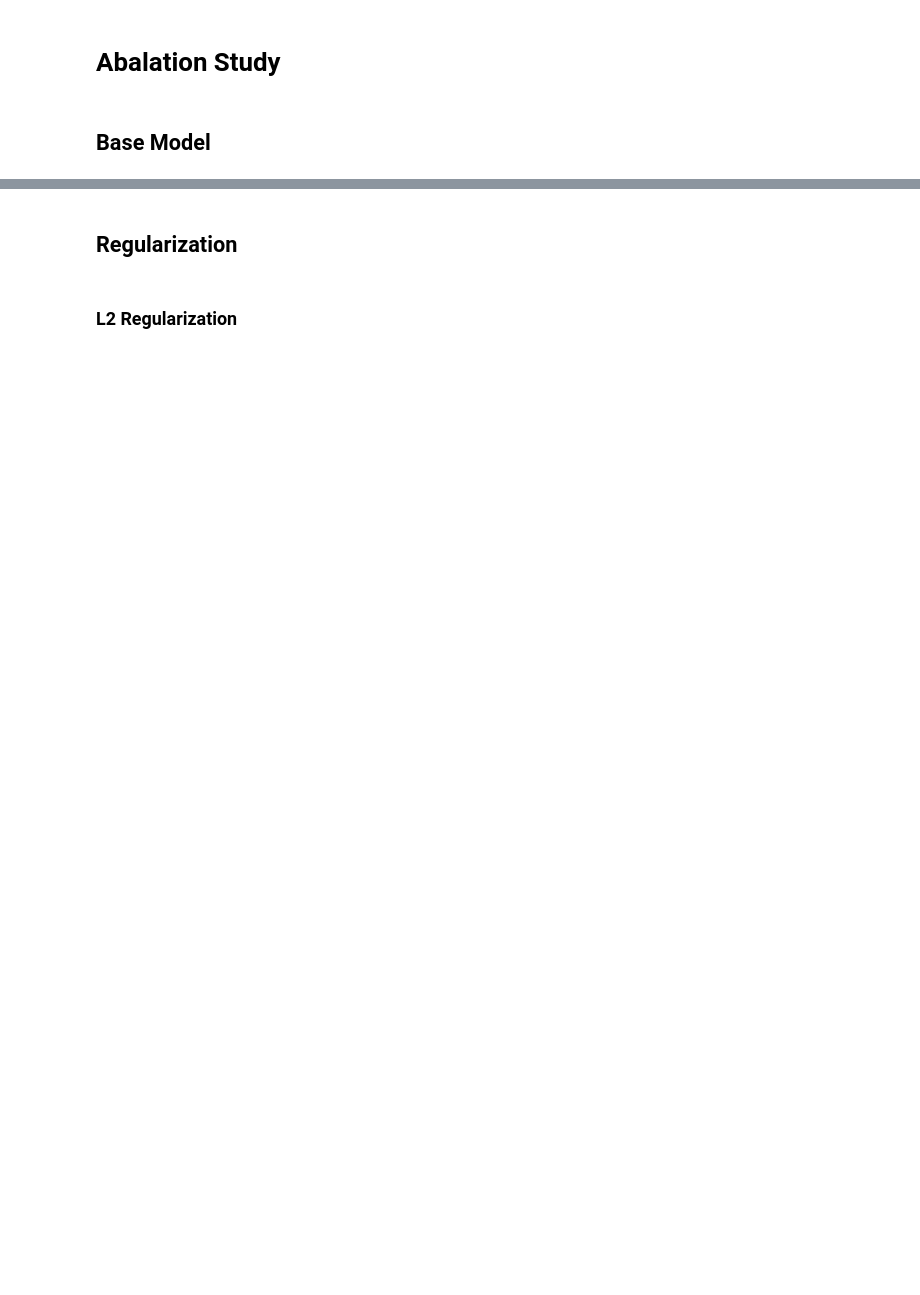
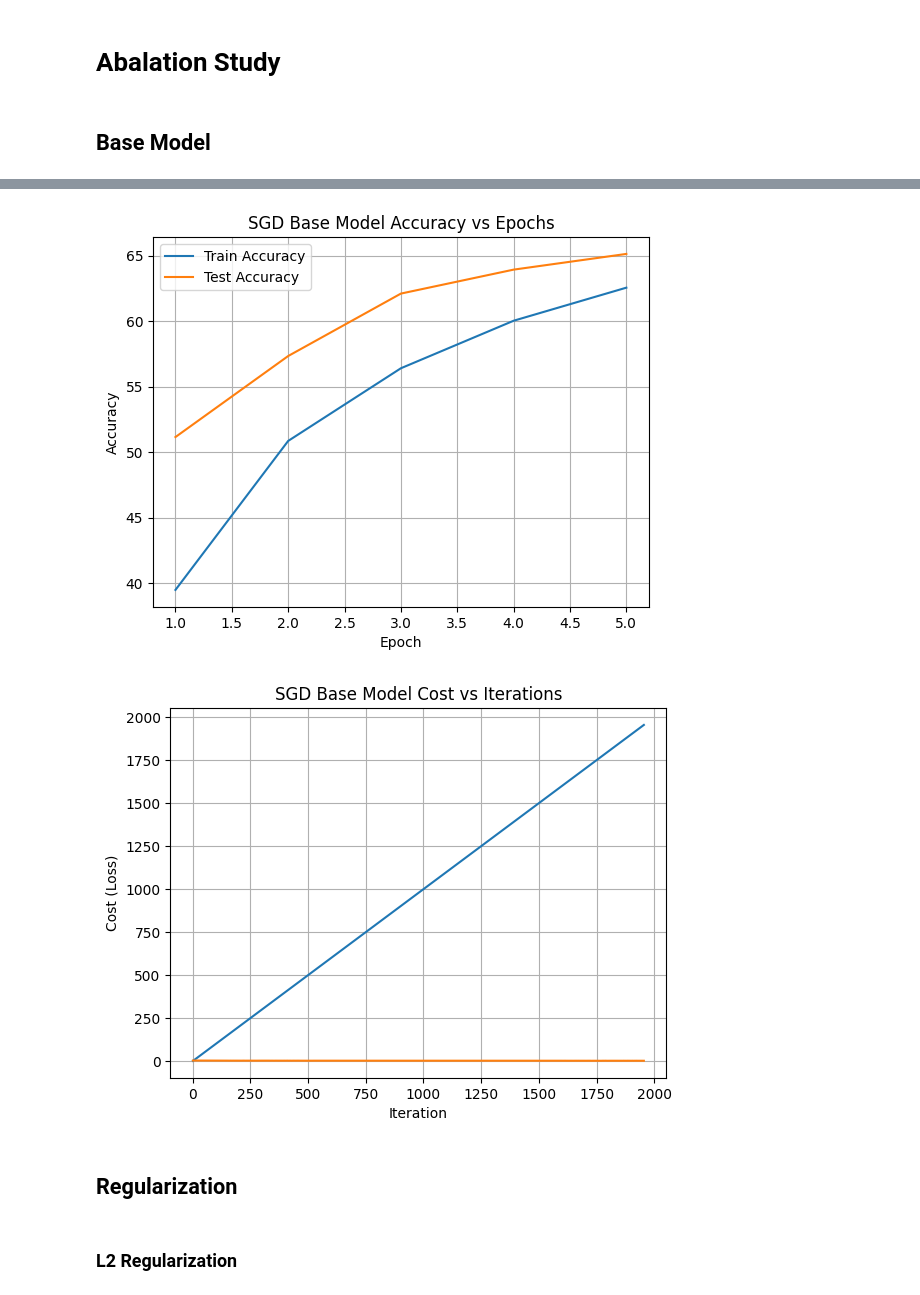
Before and after one commit to AlexMerlo1/CIFAR-10-Image-Classifier, a Jupyter notebook: Image_Classification.ipynb, the cells around one changed output, grey strips where cells are left out. Cells and saved outputs as stored; diff of their text form; code cells hidden in the pictures; blank space fills up the shorter version.

Commit message:
Abalation Plots

```diff
--- a/Image_Classification.ipynb
+++ b/Image_Classification.ipynb
@@ -79,10 +76,8 @@ test_data = datasets.CIFAR10(
     transform=test_transform
 )
 
-#workers
-workers = os.cpu_count()
-print(f"Setting number of workers to available CPU cores: {workers}")
+
 from torch.utils.data import DataLoader
 batch_size = 128
-train_loader = torch.utils.data.DataLoader(training_data, batch_size=batch_size, shuffle=True, num_workers=workers, pin_memory=True, persistent_workers=True)
-test_loader = torch.utils.data.DataLoader(test_data, batch_size=batch_size, shuffle=False, num_workers=workers, pin_memory=True, persistent_workers=True)
+train_loader = torch.utils.data.DataLoader(training_data, batch_size=batch_size, shuffle=True, num_workers=0, pin_memory=False)
+test_loader = torch.utils.data.DataLoader(test_data, batch_size=batch_size, shuffle=False, num_workers=0, pin_memory=False)
@@ -180,4 +173,11 @@ base_model, base_train_accs, base_test_accs, base_train_costs = train_model(
     weight_decay=0.0,
     learn_rate_type=None
 )
-print(f"Base Model Stats: \nTrain Accuracy (Per Epoch): {base_train_accs}\nTest Accuracy (Per Epoch): {base_test_accs} \nLoss Per Iteration: {base_train_costs}")
+
+plot_metrics(
+    train_accs=base_train_accs,
+    test_accs=base_test_accs,
+    costs=base_train_costs,
+    title_prefix="SGD Base Model"
+)
+# %% [output]
@@ -184,3 +189,5 @@ print(f"Base Model Stats: \nTrain Accuracy (Per Epoch): {base_train_accs}\nTest
+[figure, added]
+[figure, added]
 # %% [markdown]
 ## Regularization
 # %% [markdown]
```
Also changed, not shown: parts of 13 cells of this notebook, 2 other files.
